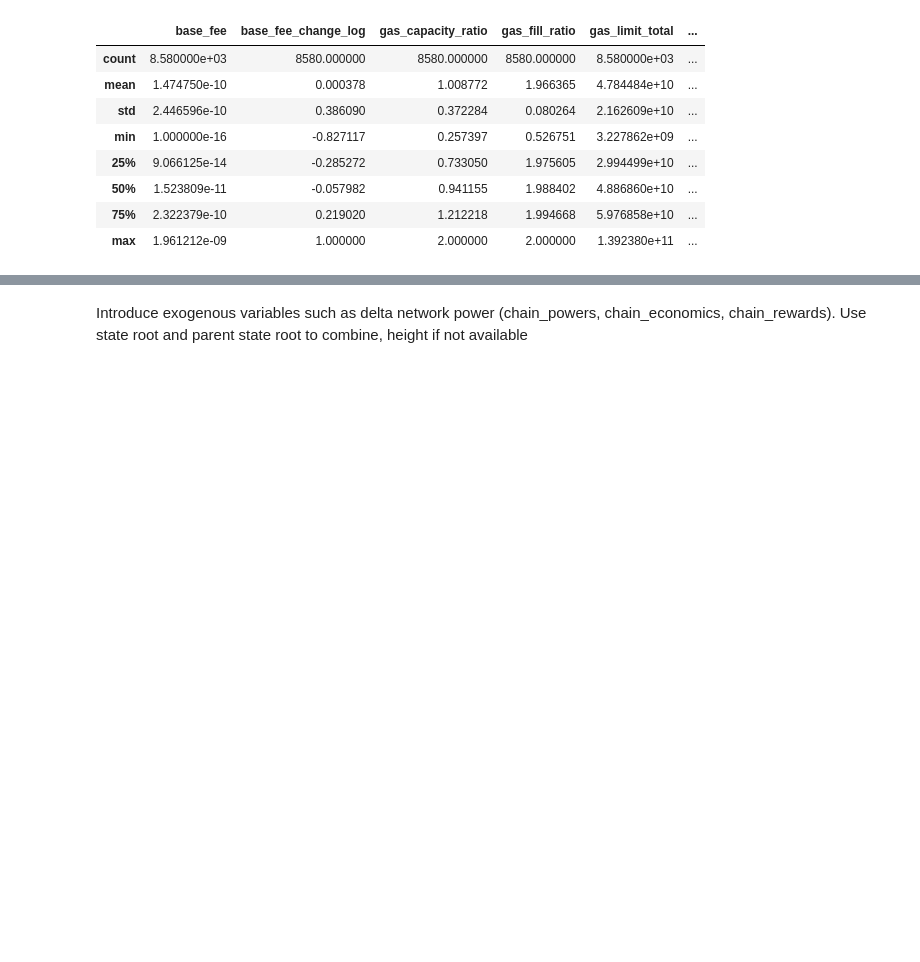
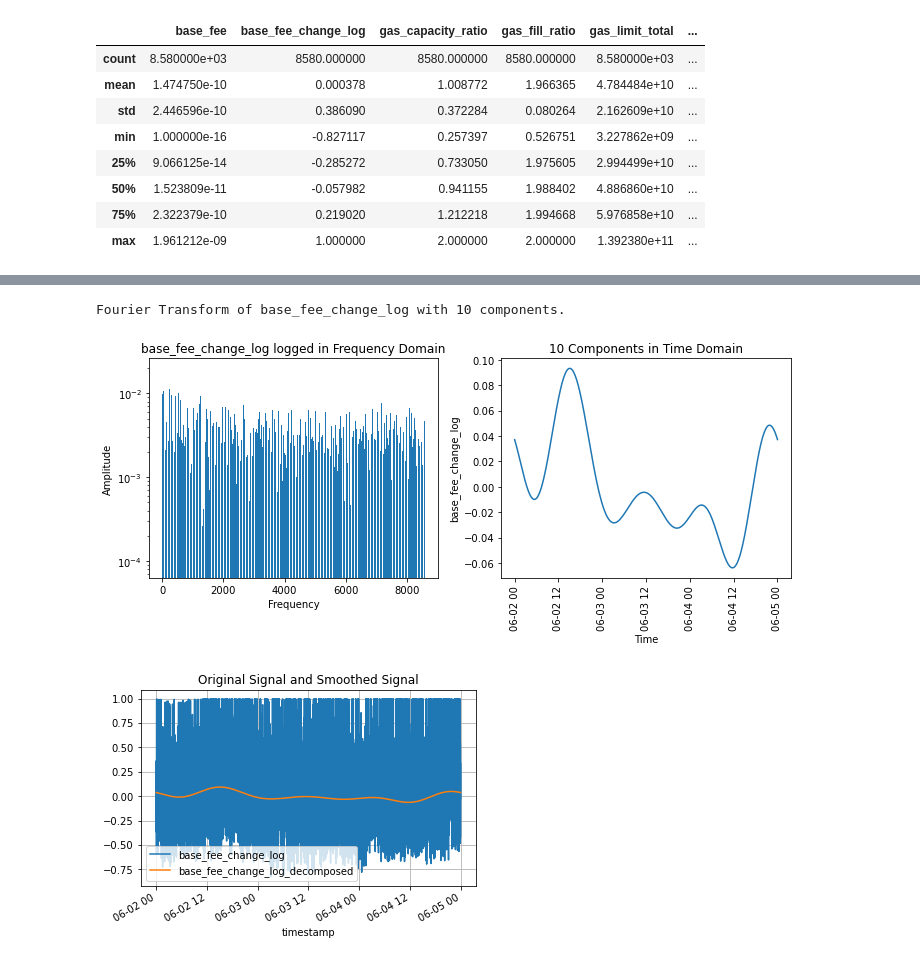
Before and after one commit to BlockScience/filecoin-metrics, a Jupyter notebook: notebooks/EDA/gas_eda_v2.ipynb, the cells around one changed output, grey strips where cells are left out. Drawn from its saved outputs; the diff is of its cells as text; code cells hidden in the pictures; blank space fills up the shorter version.

```diff
--- a/notebooks/EDA/gas_eda_v2.ipynb
+++ b/notebooks/EDA/gas_eda_v2.ipynb
@@ -424,2 +433,0 @@ Fourier Transform of gas_capacity_ratio with 10 components.
-# %%
-message_gas_economy = fourier_transform(message_gas_economy,'gas_fill_ratio',10)
@@ -430,2 +433,0 @@ Fourier Transform of gas_fill_ratio with 10 components.
-# %%
-message_gas_economy = fourier_transform(message_gas_economy,'gas_limit_total',10)
@@ -436,2 +433,0 @@ Fourier Transform of gas_limit_total with 10 components.
-# %%
-message_gas_economy = fourier_transform(message_gas_economy,'gas_limit_unique_total',10)
@@ -442,2 +433,0 @@ Fourier Transform of gas_limit_unique_total with 10 components.
-# %%
-message_gas_economy = fourier_transform(message_gas_economy,'gas_waste_ratio',10)
@@ -513,2 +434,6 @@ chain_economics = (pd.read_sql(QUERY, connection))
-# %% [markdown]
-Introduce exogenous variables such as delta network power (chain_powers, chain_economics, chain_rewards). Use state root and parent state root to combine, height if not available
+# %%
+message_gas_economy, decomposed_base_fee_change_log = fourier_transform(message_gas_economy,'base_fee_change_log',10)
+# %% [output]
+Fourier Transform of base_fee_change_log with 10 components.
+[figure, added]
+[figure, added]
```
Also changed, not shown: parts of 61 cells of this notebook, 2 other files.
